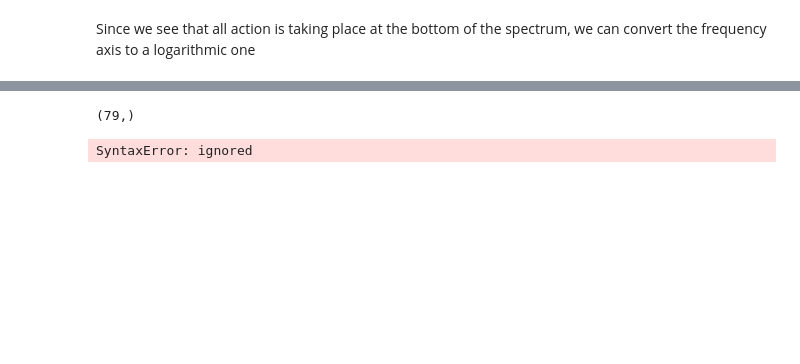
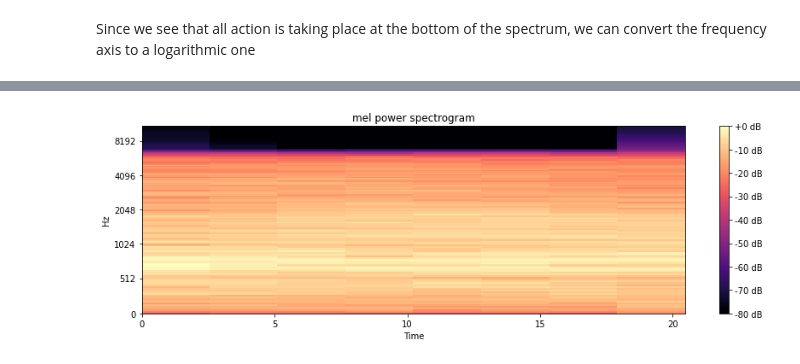
Before and after one commit to tibayo1/DL-Lung-Sounds, a Jupyter notebook: Lung_Sounds_Detection.ipynb, the cells around one changed output, grey strips where cells are left out. Drawn from its saved outputs; the diff is of its cells as text; code cells hidden in the pictures; blank space fills up the shorter version.

```diff
--- a/Lung_Sounds_Detection.ipynb
+++ b/Lung_Sounds_Detection.ipynb
@@ -209,35 +205,25 @@ plt.colorbar()
 # %%
 
 # Let's make and display a mel-scaled power (energy-squared) spectrogram
-S = librosa.feature.melspectrogram(y, sr=sr, n_mels=128)
+S = librosa.feature.melspectrogram(x, sr=sr, n_mels=128)
 
 # Convert to log scale (dB). We'll use the peak power (max) as reference.
 log_S = librosa.power_to_db(S, ref=np.max)
 
 # Make a new figure
 plt.figure(figsize=(12,4))
 
 # Display the spectrogram on a mel scale
 # sample rate and hop length parameters are used to render the time axis
 librosa.display.specshow(log_S, sr=sr, x_axis='time', y_axis='mel')
 
 # Put a descriptive title on the plot
 plt.title('mel power spectrogram')
 
 # draw a color bar
 plt.colorbar(format='%+02.0f dB')
 
 # Make the figure layout compact
 plt.tight_layout()
+# %% [output]
+[figure, added]
-# %%
-import sklearn
-spectral_centroids = librosa.feature.spectral_centroid(x, sr=sr)[0]
-spectral_centroids.shape
-# %% [output]
-(79,)
-# %%
-# Computing the time variable for visualization
-plt.figure(figsize=(12, 4))frames = range(len(spectral_centroids))
-t = librosa.frames_to_time(frames)
-# %% [output]
-SyntaxError: ignored
```
Also changed, not shown: parts of 18 cells of this notebook.
